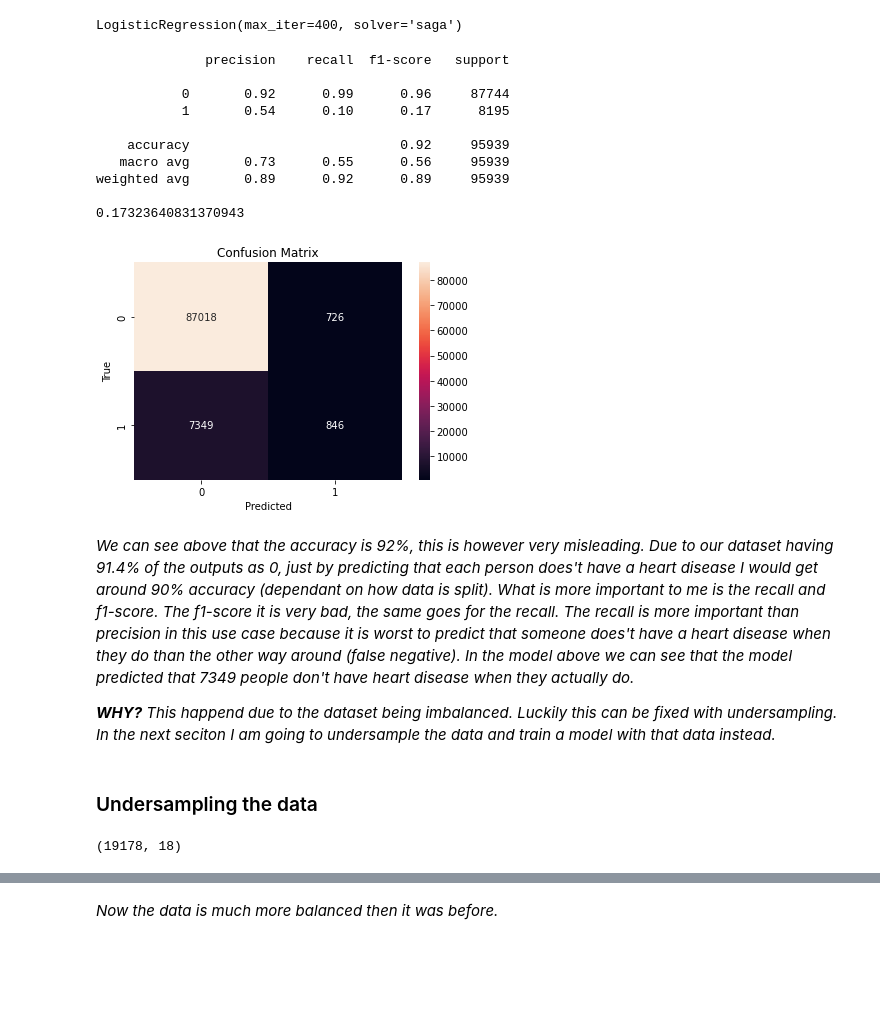
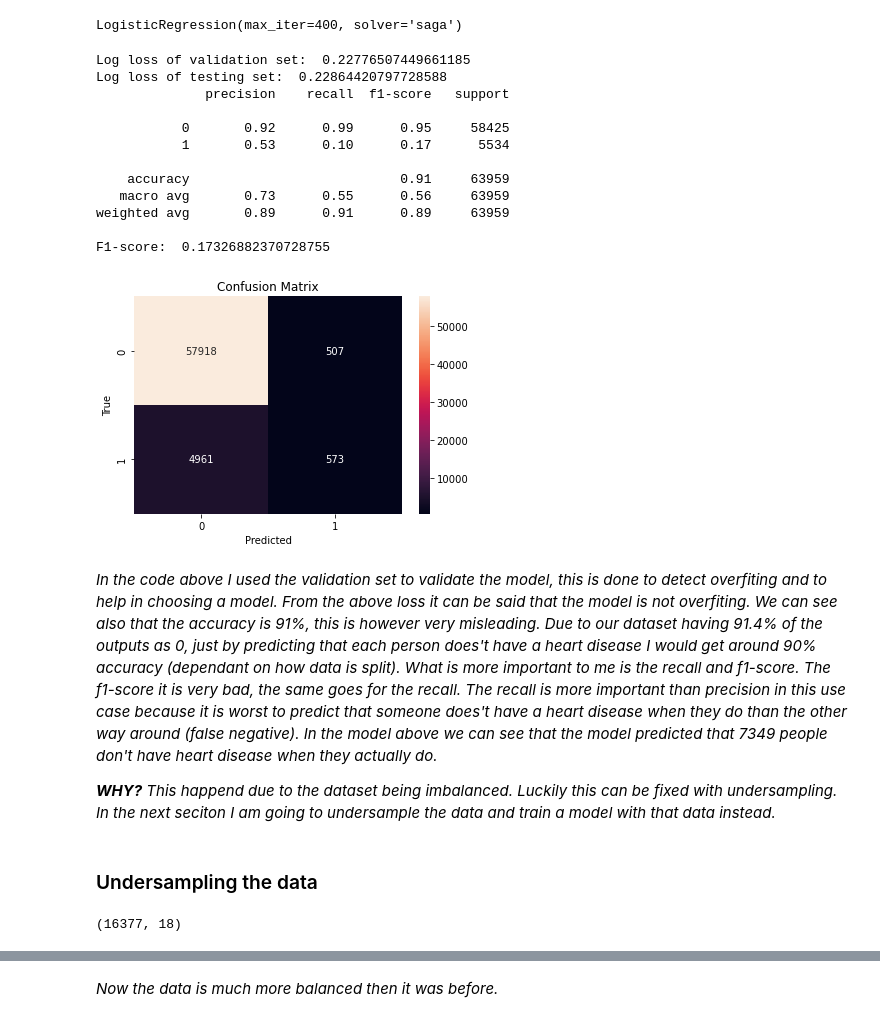
Before and after one commit to VedranSelak/heart-disease-prediction, a Jupyter notebook: heart_disease_final.ipynb, the cells around one changed output, grey strips where cells are left out. Drawn from its saved outputs; the diff is of its cells as text; code cells hidden in the pictures; blank space fills up the shorter version.

```diff
--- a/heart_disease_final.ipynb
+++ b/heart_disease_final.ipynb
@@ -437,5 +434,6 @@ I am spliting the data into two sets, the training and the testing set. The rati
 # %%
-X_train, X_test, y_train, y_test = train_test_split(X, y, test_size = 0.3, random_state = 21)
+X_train, X_test, y_train, y_test = train_test_split(X, y, test_size = 0.2, random_state = 21)
+X_train, X_val, y_train, y_val = train_test_split(X_train, y_train, test_size = 0.25, random_state = 21)
 # %% [markdown]
 ## Building the LogisticRegression model
 # %%
@@ -455,25 +453,32 @@ def plotMatrixWithReport(matrix, yt, yp):
     plt.show()
 # %%
-# making a prediction
+# predicting using the validation set
+y_val_pred = model.predict_proba(X_val)
+print('Log loss of validation set: ', log_loss(y_val, y_val_pred))
+
+# making a prediction using the testing set
 y_pred = model.predict(X_test)
+print('Log loss of testing set: ', log_loss(y_test, model.predict_proba(X_test)))
 
 matrix = confusion_matrix(y_test, y_pred)
 
 plotMatrixWithReport(matrix, y_test, y_pred)
 # %% [output]
+Log loss of validation set:  0.22776507449661185
+Log loss of testing set:  0.22864420797728588
               precision    recall  f1-score   support
 
-           0       0.92      0.99      0.96     87744
-           1       0.54      0.10      0.17      8195
+           0       0.92      0.99      0.95     58425
+           1       0.53      0.10      0.17      5534
 
-    accuracy                           0.92     95939
-   macro avg       0.73      0.55      0.56     95939
-weighted avg       0.89      0.92      0.89     95939
+    accuracy                           0.91     63959
+   macro avg       0.73      0.55      0.56     63959
+weighted avg       0.89      0.91      0.89     63959
 
-0.17323640831370943
+F1-score:  0.17326882370728755
-[figure, old version]
+[figure, new version]
 # %% [markdown]
-*We can see above that the accuracy is 92%, this is however very misleading. Due to our dataset having 91.4% of the outputs as 0, just by predicting that each person does't have a heart disease I would get around 90% accuracy (dependant on how data is split). What is more important to me is the recall and f1-score. The f1-score it is very bad, the same goes for the recall. The recall is more important than precision in this use case because it is worst to predict that someone does't have a heart disease when they do than the other way around (false negative). In the model above we can see that the model predicted that 7349 people don't have heart disease when they actually do.*
+*In the code above I used the validation set to validate the model, this is done to detect overfiting and to help in choosing a model. From the above loss it can be said that the model is not overfiting. We can see also that the accuracy is 91%, this is however very misleading. Due to our dataset having 91.4% of the outputs as 0, just by predicting that each person does't have a heart disease I would get around 90% accuracy (dependant on how data is split). What is more important to me is the recall and f1-score. The f1-score it is very bad, the same goes for the recall. The recall is more important than precision in this use case because it is worst to predict that someone does't have a heart disease when they do than the other way around (false negative). In the model above we can see that the model predicted that 7349 people don't have heart disease when they actually do.*
 
 ***WHY?***
 *This happend due to the dataset being imbalanced. Luckily this can be fixed with undersampling. In the next seciton I am going to undersample the data and train a model with that data instead.*
@@ -485,7 +490,7 @@ X_train.insert(loc=0, column="HeartDisease", value=y_train)
 data = X_train[X_train['HeartDisease'] == 1].copy()
 data.shape
 # %% [output]
-(19178, 18)
+(16377, 18)
 # %%
 # Appending the datapoints with the label of 0
 # However I am appending more data with 1 values to have a more realistic dataset
```
Also changed, not shown: parts of 23 cells of this notebook.
